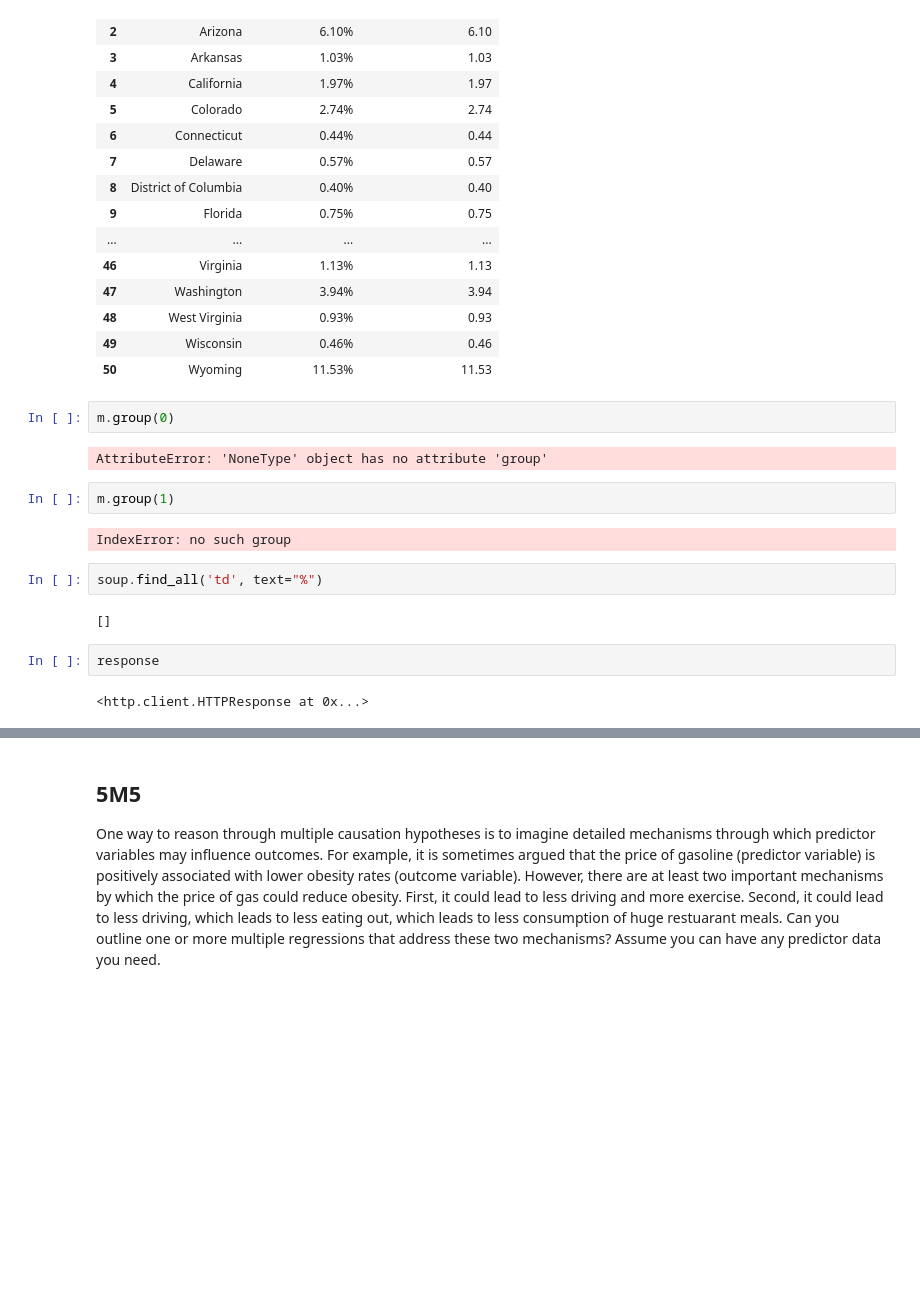
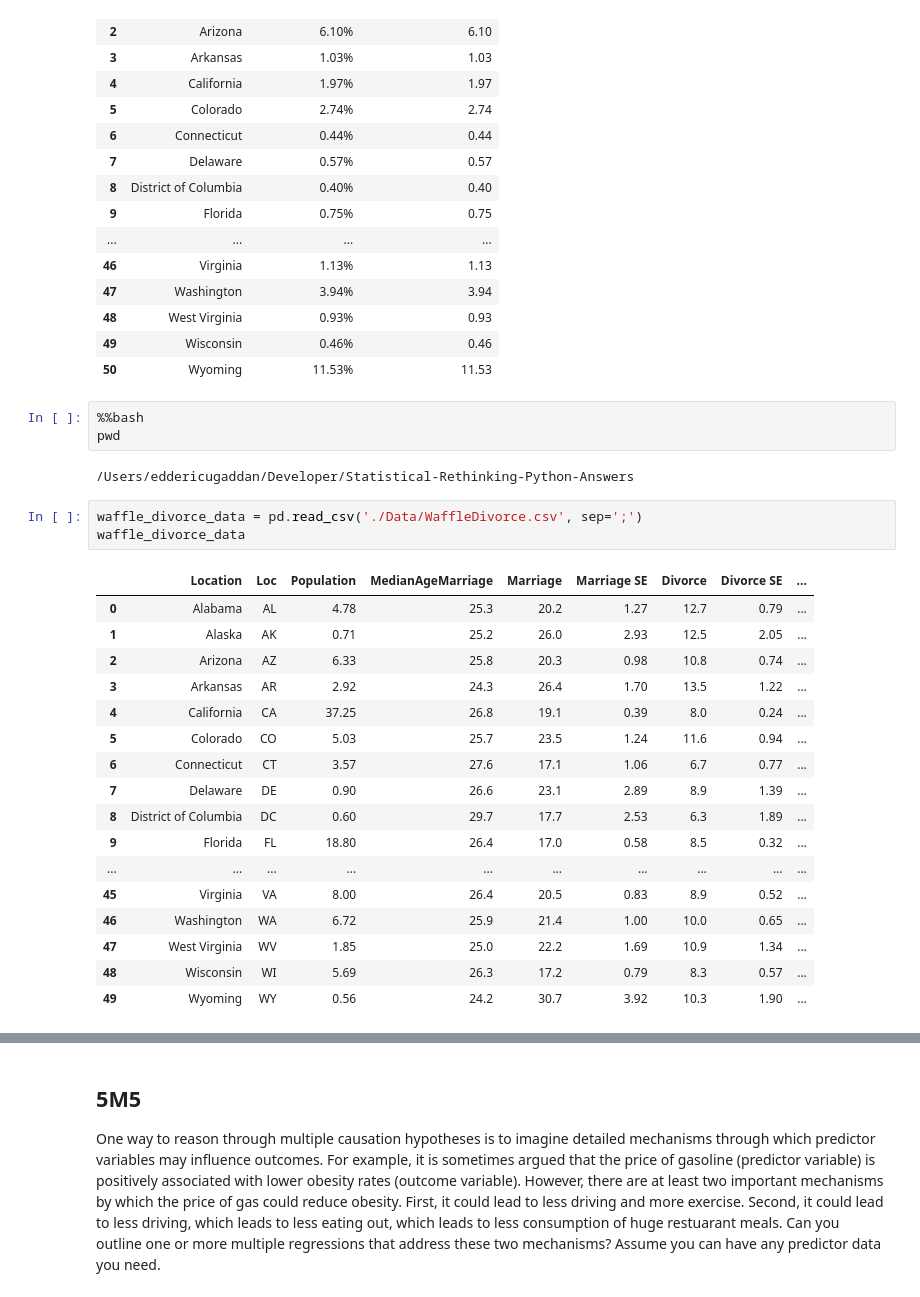
Before and after one commit to Edderic/statistical-rethinking-python-solutions, a Jupyter notebook: ch-5.ipynb, the cells around one changed output, grey strips where cells are left out. Cells and saved outputs as stored; diff of their text form; blank space fills up the shorter version.

```diff
--- a/ch-5.ipynb
+++ b/ch-5.ipynb
@@ -361,19 +361,29 @@ lds_membership_wikipedia
 | 48 | West Virginia | 0.93% | 0.93 |
 | 49 | Wisconsin | 0.46% | 0.46 |
 | 50 | Wyoming | 11.53% | 11.53 |
-# %%
-m.group(0)
-# %% [output]
-AttributeError: 'NoneType' object has no attribute 'group'
-# %%
-m.group(1)
-# %% [output]
-IndexError: no such group
-# %%
-soup.find_all('td', text="%")
-# %% [output]
-[]
-# %%
-response
-# %% [output]
-<http.client.HTTPResponse at 0x...>
+# %%
+%%bash
+pwd
+# %% [output]
+/Users/eddericugaddan/Developer/Statistical-Rethinking-Python-Answers
+# %%
+waffle_divorce_data = pd.read_csv('./Data/WaffleDivorce.csv', sep=';')
+waffle_divorce_data
+# %% [output]
+|  | Location | Loc | Population | MedianAgeMarriage | Marriage | Marriage SE | Divorce | Divorce SE | ... |
+| 0 | Alabama | AL | 4.78 | 25.3 | 20.2 | 1.27 | 12.7 | 0.79 | ... |
+| 1 | Alaska | AK | 0.71 | 25.2 | 26.0 | 2.93 | 12.5 | 2.05 | ... |
+| 2 | Arizona | AZ | 6.33 | 25.8 | 20.3 | 0.98 | 10.8 | 0.74 | ... |
+| 3 | Arkansas | AR | 2.92 | 24.3 | 26.4 | 1.70 | 13.5 | 1.22 | ... |
+| 4 | California | CA | 37.25 | 26.8 | 19.1 | 0.39 | 8.0 | 0.24 | ... |
+| 5 | Colorado | CO | 5.03 | 25.7 | 23.5 | 1.24 | 11.6 | 0.94 | ... |
+| 6 | Connecticut | CT | 3.57 | 27.6 | 17.1 | 1.06 | 6.7 | 0.77 | ... |
+| 7 | Delaware | DE | 0.90 | 26.6 | 23.1 | 2.89 | 8.9 | 1.39 | ... |
+| 8 | District of Columbia | DC | 0.60 | 29.7 | 17.7 | 2.53 | 6.3 | 1.89 | ... |
+| 9 | Florida | FL | 18.80 | 26.4 | 17.0 | 0.58 | 8.5 | 0.32 | ... |
+| ... | ... | ... | ... | ... | ... | ... | ... | ... | ... |
+| 45 | Virginia | VA | 8.00 | 26.4 | 20.5 | 0.83 | 8.9 | 0.52 | ... |
+| 46 | Washington | WA | 6.72 | 25.9 | 21.4 | 1.00 | 10.0 | 0.65 | ... |
+| 47 | West Virginia | WV | 1.85 | 25.0 | 22.2 | 1.69 | 10.9 | 1.34 | ... |
+| 48 | Wisconsin | WI | 5.69 | 26.3 | 17.2 | 0.79 | 8.3 | 0.57 | ... |
+| 49 | Wyoming | WY | 0.56 | 24.2 | 30.7 | 3.92 | 10.3 | 1.90 | ... |
```
Also changed, not shown: parts of 3 cells of this notebook.
